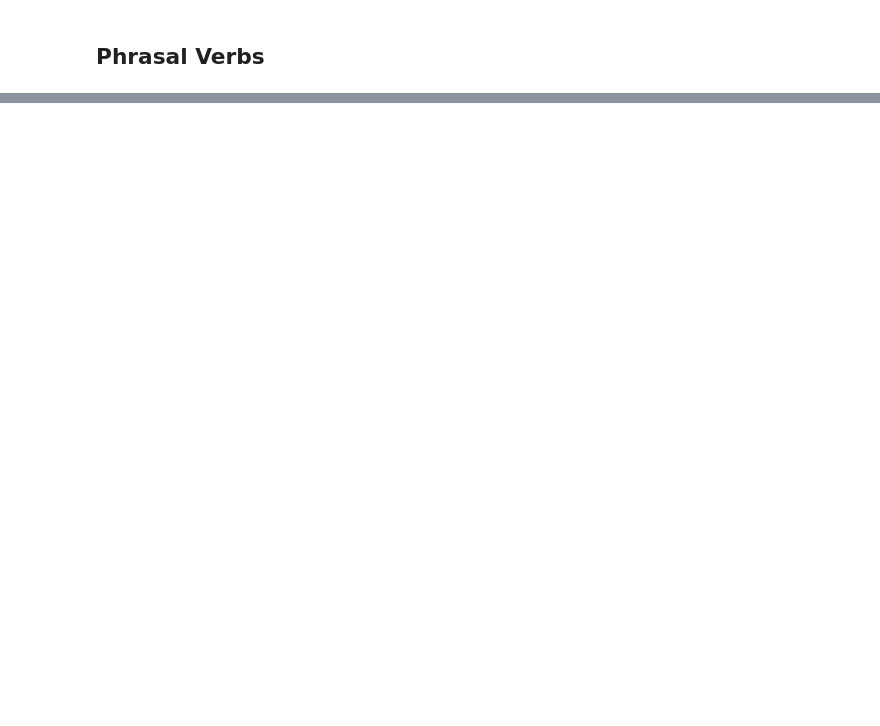
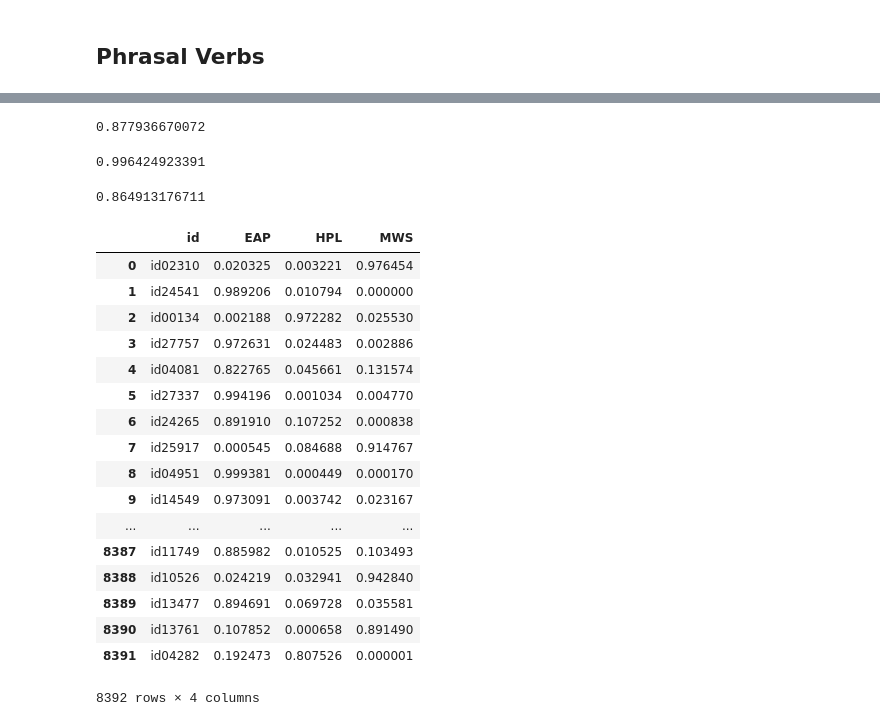
Before and after one commit to bogdan-ivanov/spookynlp, a Jupyter notebook: Spooky Author Identification.ipynb, the cells around one changed output, grey strips where cells are left out. Saved outputs shown, nothing was run; the diff lists cells and outputs as text; code cells hidden in the pictures; blank space fills up the shorter version.

```diff
--- a/Spooky Author Identification.ipynb
+++ b/Spooky Author Identification.ipynb
@@ -954,0 +777,78 @@ PV:
+# %%
+voting_classifier = VotingClassifier(estimators=[
+#     ('p1', p1),
+#     ('p2', p2),
+#     ('p7', p7),
+    ('phrasal_collocation_pipeline', phrasal_collocation_pipeline),
+    ('pipeline_bayes', pipeline_bayes),
+    ('pipeline_bbayes', pipeline_bbayes),
+#     ('pipeline_pac', pipeline_pac),
+    ('pipeline_topics', pipeline_topics),
+    ('pipeline_bbayes_with_stemming', pipeline_bbayes_with_stemming)
+])
+
+voting_classifier.fit(X_train, y_train)
+print(voting_classifier.score(X_test, y_test))
+# %% [output]
+0.877936670072
+# %%
+soft_voting_classifier = VotingClassifier(estimators=[
+#     ('p1', p1),
+#     ('p2', p2),
+#     ('p7', p7),
+    ('phrasal_collocation_pipeline', phrasal_collocation_pipeline),
+    ('pipeline_bayes', pipeline_bayes),
+    ('pipeline_bbayes', pipeline_bbayes),
+#     ('pipeline_pac', pipeline_pac),
+    ('pipeline_topics', pipeline_topics),
+    ('pipeline_bbayes_with_stemming', pipeline_bbayes_with_stemming)
+], voting='soft')
+
+soft_voting_classifier.fit(X_train.append(X_test), y_train.append(y_test))
+print(soft_voting_classifier.score(X_test, y_test))
+# %% [output]
+0.996424923391
+# %%
+
+vectorizer = CountVectorizer(ngram_range=(1, 2), tokenizer=word_tokenize)
+vectorizer.fit(X_train)
+bagging_classifier = BaggingClassifier(BernoulliNB(alpha=.1),
+                                       max_samples=0.85, max_features=0.85, n_estimators=500)
+
+bagging_classifier.fit(vectorizer.transform(X_train), y_train)
+print(bagging_classifier.score(vectorizer.transform(X_test), y_test))
+# %% [output]
+0.864913176711
+# %%
+tdf = pd.read_csv('data/test.csv')
+
+predictor = soft_voting_classifier
+
+for c in predictor.classes_:
+    tdf[c] = None
+
+prob_predictions = predictor.predict_proba(tdf['text'])
+for c in predictor.classes_:
+    tdf[c] = [round(p[list(predictor.classes_).index(c)], 6) for p in prob_predictions]
+tdf = tdf.drop('text', axis=1)
+tdf.to_csv('data/test_result4.csv', index=False)
+tdf
+# %% [output]
+|  | id | EAP | HPL | MWS |
+| 0 | id02310 | 0.020325 | 0.003221 | 0.976454 |
+| 1 | id24541 | 0.989206 | 0.010794 | 0.000000 |
+| 2 | id00134 | 0.002188 | 0.972282 | 0.025530 |
+| 3 | id27757 | 0.972631 | 0.024483 | 0.002886 |
+| 4 | id04081 | 0.822765 | 0.045661 | 0.131574 |
+| 5 | id27337 | 0.994196 | 0.001034 | 0.004770 |
+| 6 | id24265 | 0.891910 | 0.107252 | 0.000838 |
+| 7 | id25917 | 0.000545 | 0.084688 | 0.914767 |
+| 8 | id04951 | 0.999381 | 0.000449 | 0.000170 |
+| 9 | id14549 | 0.973091 | 0.003742 | 0.023167 |
+| ... | ... | ... | ... | ... |
+| 8387 | id11749 | 0.885982 | 0.010525 | 0.103493 |
+| 8388 | id10526 | 0.024219 | 0.032941 | 0.942840 |
+| 8389 | id13477 | 0.894691 | 0.069728 | 0.035581 |
+| 8390 | id13761 | 0.107852 | 0.000658 | 0.891490 |
+| 8391 | id04282 | 0.192473 | 0.807526 | 0.000001 |
+8392 rows × 4 columns
```
Also changed, not shown: parts of 28 cells of this notebook, 4 other files.
